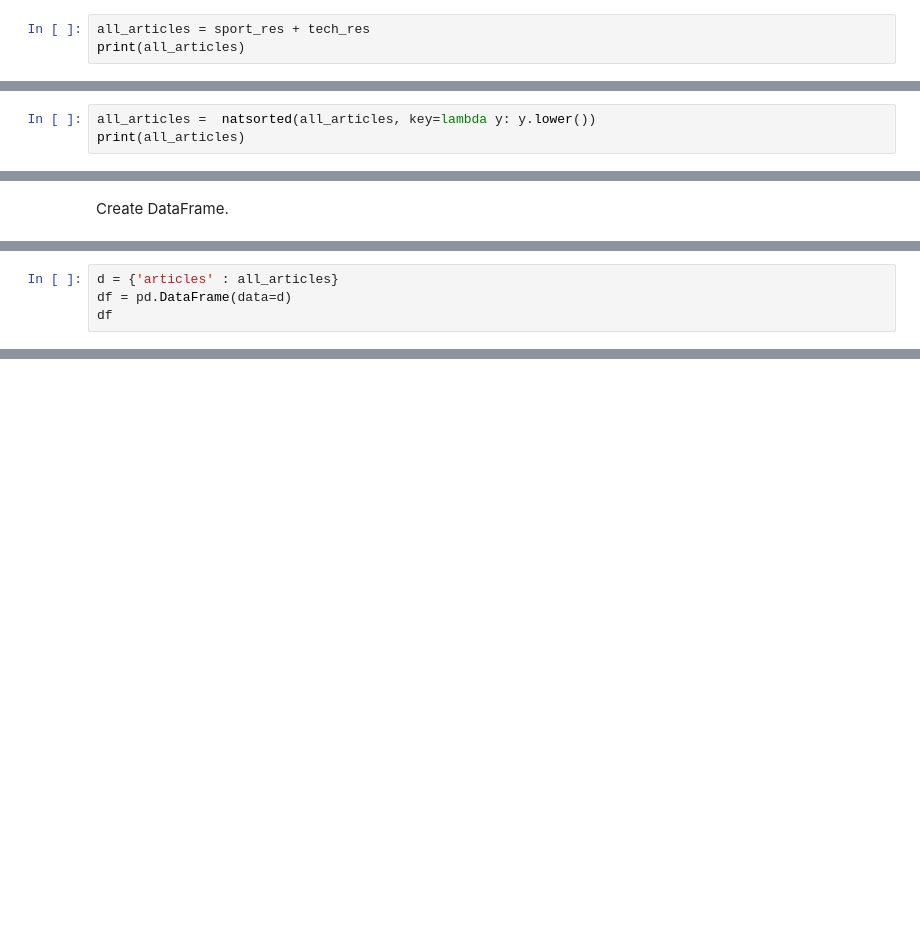
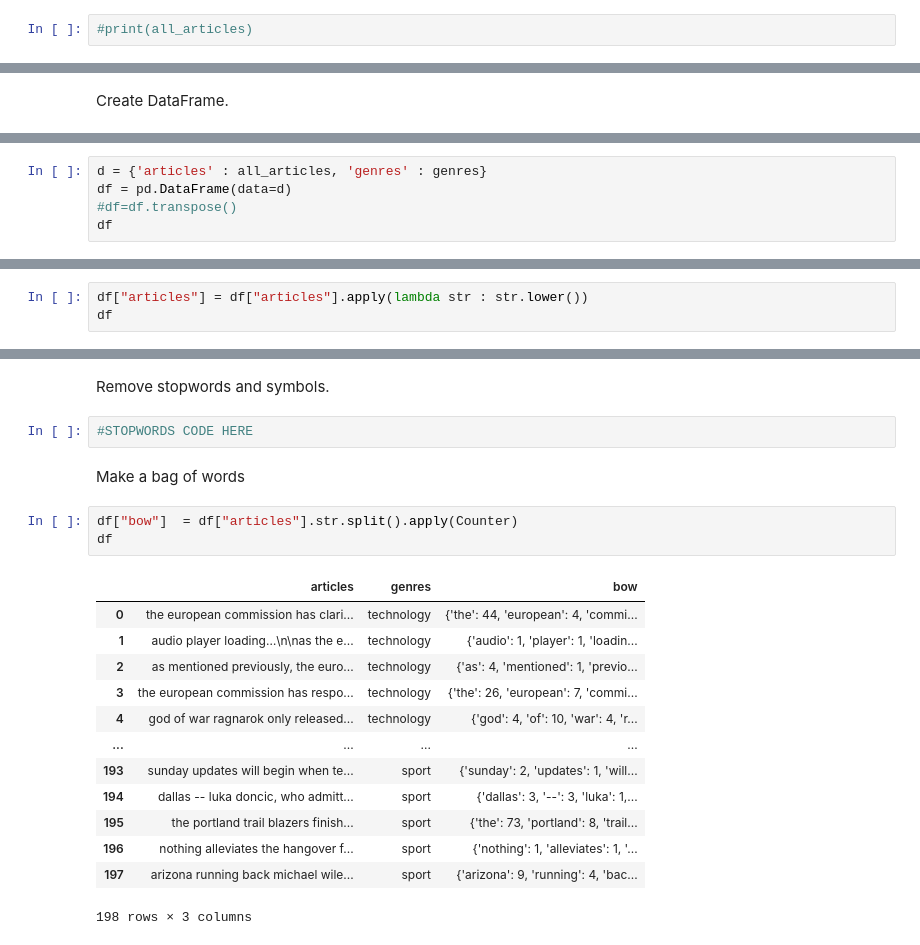
Before and after one commit to TheRadioDept/article_classification, a Jupyter notebook: classifier.ipynb, the cells around one changed output, grey strips where cells are left out. Saved outputs shown, nothing was run; the diff lists cells and outputs as text; blank space fills up the shorter version.

```diff
--- a/classifier.ipynb
+++ b/classifier.ipynb
@@ -61,5 +69,4 @@ print(sport_res)
 # %% [markdown]
 Now we need to arrange them in correct order.
 # %%
-all_articles = sport_res + tech_res
-print(all_articles)
+#print(all_articles)
@@ -70,3 +72,0 @@ Sort all articles in correct order.
-# %%
-all_articles =  natsorted(all_articles, key=lambda y: y.lower())
-print(all_articles)
@@ -77,4 +81,5 @@ Create DataFrame.
 # %%
-d = {'articles' : all_articles}
+d = {'articles' : all_articles, 'genres' : genres}
 df = pd.DataFrame(data=d)
+#df=df.transpose()
 df
@@ -80,0 +102,3 @@ df
+# %%
+df["articles"] = df["articles"].apply(lambda str : str.lower())
+df
@@ -80,0 +137,23 @@ df
+# %% [markdown]
+Remove stopwords and symbols.
+# %%
+#STOPWORDS CODE HERE
+# %% [markdown]
+Make a bag of words
+# %%
+df["bow"]  = df["articles"].str.split().apply(Counter)
+df
+# %% [output]
+|  | articles | genres | bow |
+| 0 | the european commission has clari... | technology | {'the': 44, 'european': 4, 'commi... |
+| 1 | audio player loading…\n\nas the e... | technology | {'audio': 1, 'player': 1, 'loadin... |
+| 2 | as mentioned previously, the euro... | technology | {'as': 4, 'mentioned': 1, 'previo... |
+| 3 | the european commission has respo... | technology | {'the': 26, 'european': 7, 'commi... |
+| 4 | god of war ragnarok only released... | technology | {'god': 4, 'of': 10, 'war': 4, 'r... |
+| ... | ... | ... | ... |
+| 193 | sunday updates will begin when te... | sport | {'sunday': 2, 'updates': 1, 'will... |
+| 194 | dallas -- luka doncic, who admitt... | sport | {'dallas': 3, '--': 3, 'luka': 1,... |
+| 195 | the portland trail blazers finish... | sport | {'the': 73, 'portland': 8, 'trail... |
+| 196 | nothing alleviates the hangover f... | sport | {'nothing': 1, 'alleviates': 1, '... |
+| 197 | arizona running back michael wile... | sport | {'arizona': 9, 'running': 4, 'bac... |
+198 rows × 3 columns
```
Also changed, not shown: parts of 24 cells of this notebook.
